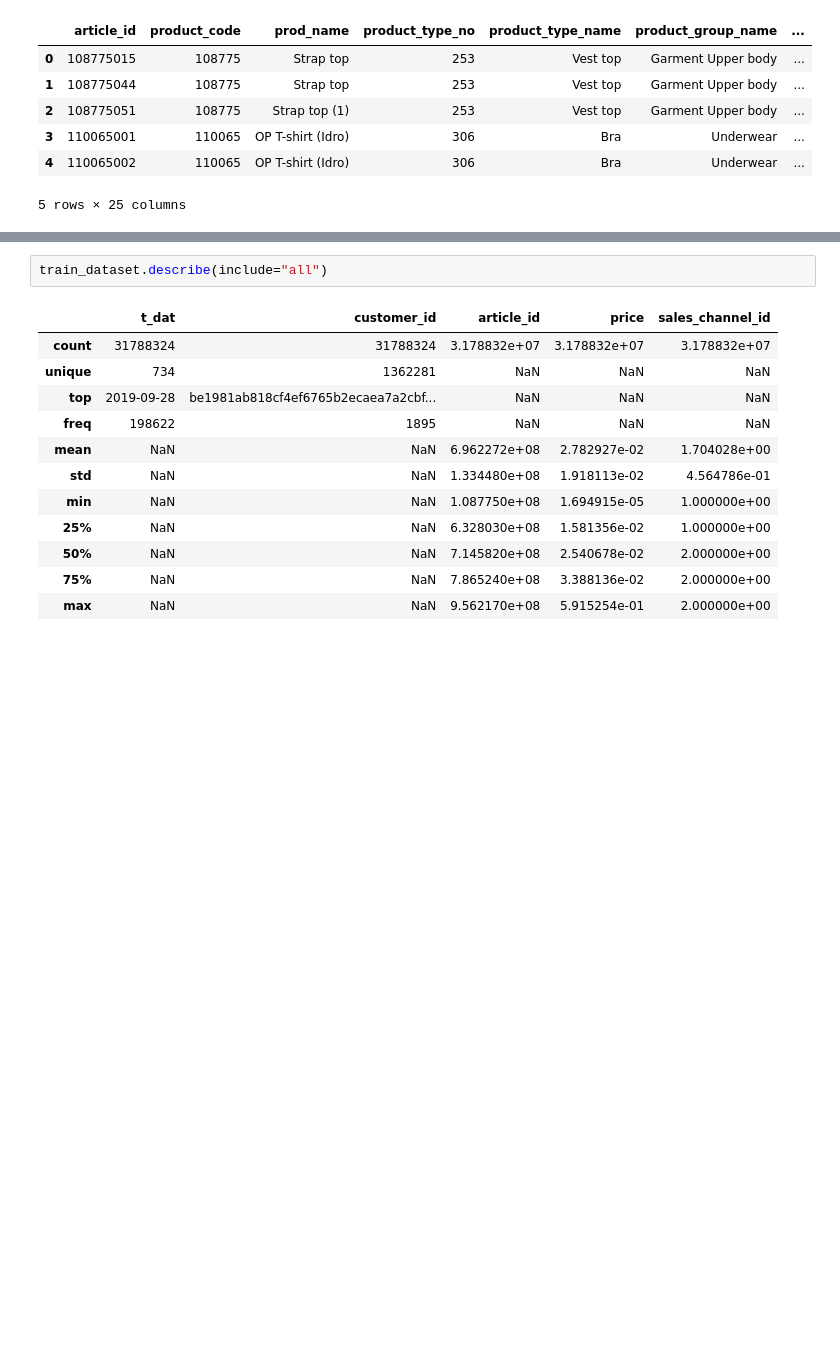
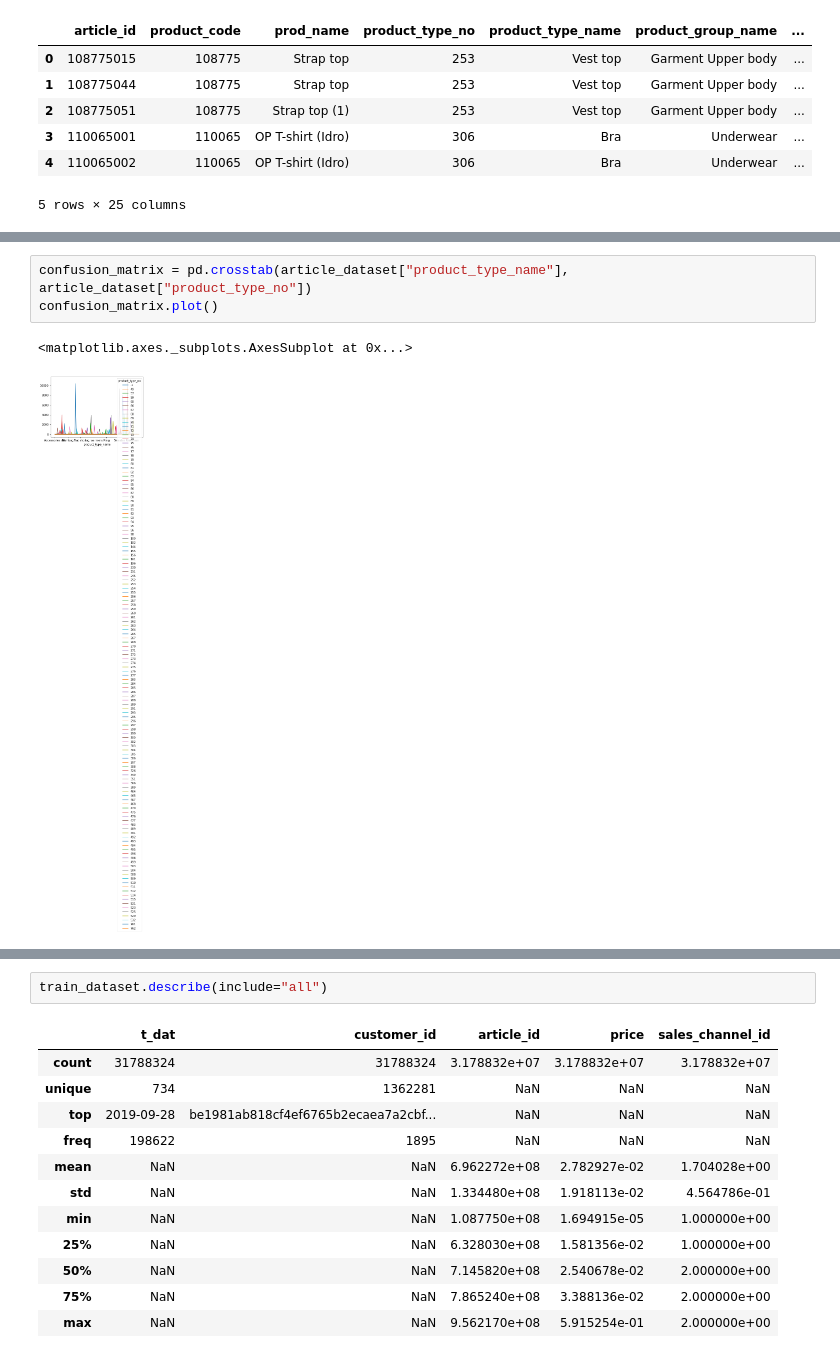
Before and after one commit to vineetyadav/H-M_Persnalized_Fashion_Recommendation, a Jupyter notebook: H&M_Persnalized_Fashion_Recommendation.ipynb, the cells around one changed output, grey strips where cells are left out. Cells and saved outputs as stored; diff of their text form; blank space fills up the shorter version.

```diff
--- a/H&M_Persnalized_Fashion_Recommendation.ipynb
+++ b/H&M_Persnalized_Fashion_Recommendation.ipynb
@@ -118,0 +183,6 @@ article_dataset.head()
+# %%
+confusion_matrix = pd.crosstab(article_dataset["product_type_name"], article_dataset["product_type_no"])
+confusion_matrix.plot()
+# %% [output]
+<matplotlib.axes._subplots.AxesSubplot at 0x...>
+[figure, added]
```
Also changed, not shown: parts of 34 cells of this notebook.
